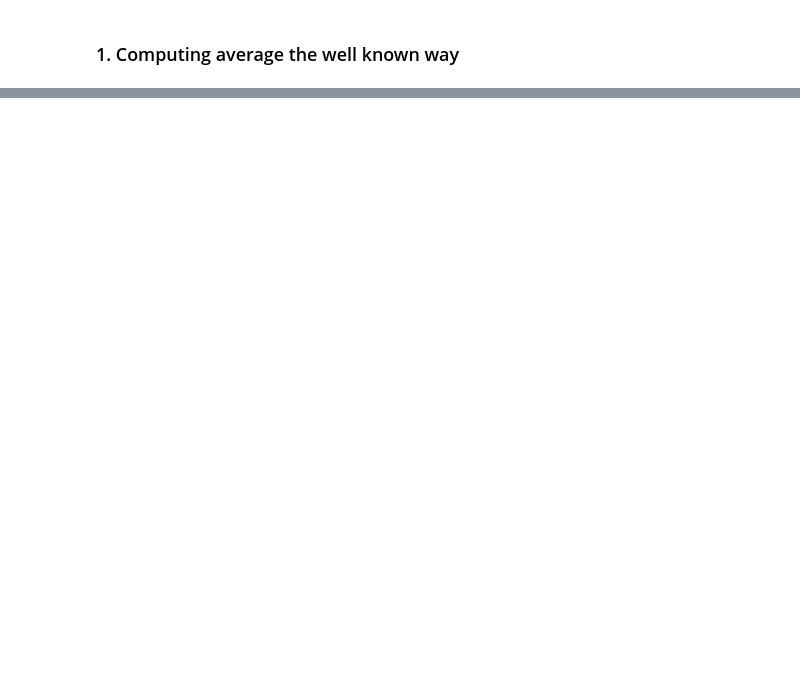
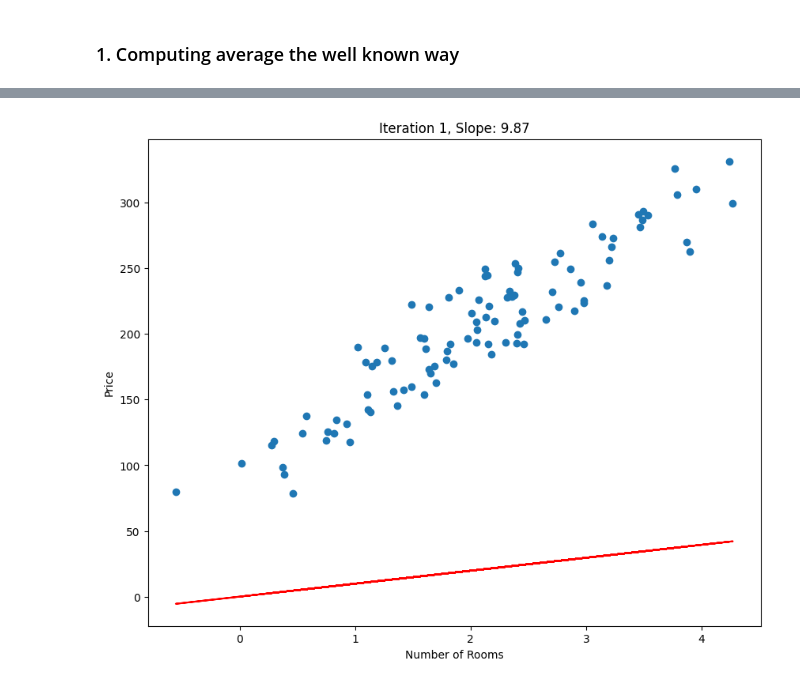
Before and after one commit to taskswithcode/probability_for_ml_notebooks, a Jupyter notebook: MLToyModel.ipynb, the cells around one changed output, grey strips where cells are left out. Saved outputs shown, nothing was run; the diff lists cells and outputs as text; code cells hidden in the pictures; blank space fills up the shorter version.

```diff
--- a/MLToyModel.ipynb
+++ b/MLToyModel.ipynb
@@ -14,2 +7,10 @@ This is a notebook link for the video "Probability for Machine Learning - 1": ht
+# %%
+import numpy as np
+import matplotlib.pyplot as plt
+
+# generate synthetic data
+np.random.seed(0)
+rooms = 2 + np.random.normal(0, 1, 100)
+prices = 100 + 50 * rooms + np.random.normal(0, 20, 100)
 # %% [markdown]
 ### 1. Computing average the well known way
@@ -47,0 +17,83 @@ Average by weighting each observation by its probability: 2.6
+# %%
+# Define function to predict prices
+def predict_price(slope, rooms):
+    return slope * rooms
+
+
+# learning rate and number of iterations
+lr = 0.01 #Tweak this to see how the model learning converges
+iterations = 100
+
+# initialize slope with a different random seed
+np.random.seed(1)
+slope = np.random.rand()
+
+# training process
+history_slope = []
+for i in range(iterations):
+    # predict prices
+    pred_prices = slope * rooms
+
+    # calculate error
+    error = pred_prices - prices
+
+    # calculate gradient
+    gradient = np.mean(2 * rooms * error)
+
+    # update slope
+    slope -= lr * gradient
+
+    # save history
+    history_slope.append(slope)
+
+    # visualization
+    if (i % 10 == 0):
+      plt.figure(figsize=(10, 8))
+      plt.scatter(rooms, prices)
+      pred_prices_vals = predict_price(slope, rooms)
+      plt.plot(rooms, pred_prices_vals, color='red')
+      plt.title(f'Iteration {i+1}, Slope: {slope:.2f}')
+      plt.xlabel('Number of Rooms')
+      plt.ylabel('Price')
+      plt.show()
+
+# Predict prices for the first and last iterations
+first_slope = history_slope[0]
+last_slope = history_slope[-1]
+
+pred_prices_first_iter = predict_price(first_slope, rooms)
+pred_prices_last_iter = predict_price(last_slope, rooms)
+
+# Plot the data points and the lines of best fit
+fig, ax = plt.subplots(1, 2, figsize=(20, 8))
+
+# First iteration
+ax[0].scatter(rooms, prices, color='blue', label='Data points')
+ax[0].plot(rooms, pred_prices_first_iter, color='red', label=f'Best fit line, slope: {first_slope:.2f}')
+ax[0].set_title('First Iteration')
+ax[0].set_xlabel('Number of Rooms')
+ax[0].set_ylabel('Price')
+ax[0].legend()
+
+# Last iteration
+ax[1].scatter(rooms, prices, color='blue', label='Data points')
+ax[1].plot(rooms, pred_prices_last_iter, color='red', label=f'Best fit line, slope: {last_slope:.2f}')
+ax[1].set_title('Last Iteration')
+ax[1].set_xlabel('Number of Rooms')
+ax[1].set_ylabel('Price')
+ax[1].legend()
+
+
+plt.show()
+
+
+# Plot the evolution of the slope
+plt.figure(figsize=(10, 6))
+plt.plot(history_slope)
+plt.title('Evolution of the slope over iterations')
+plt.xlabel('Iteration')
+plt.ylabel('Slope')
+plt.grid(True)
+plt.show()
+# %% [output]
+[figure, added]
```
Also changed, not shown: parts of 12 cells of this notebook.
